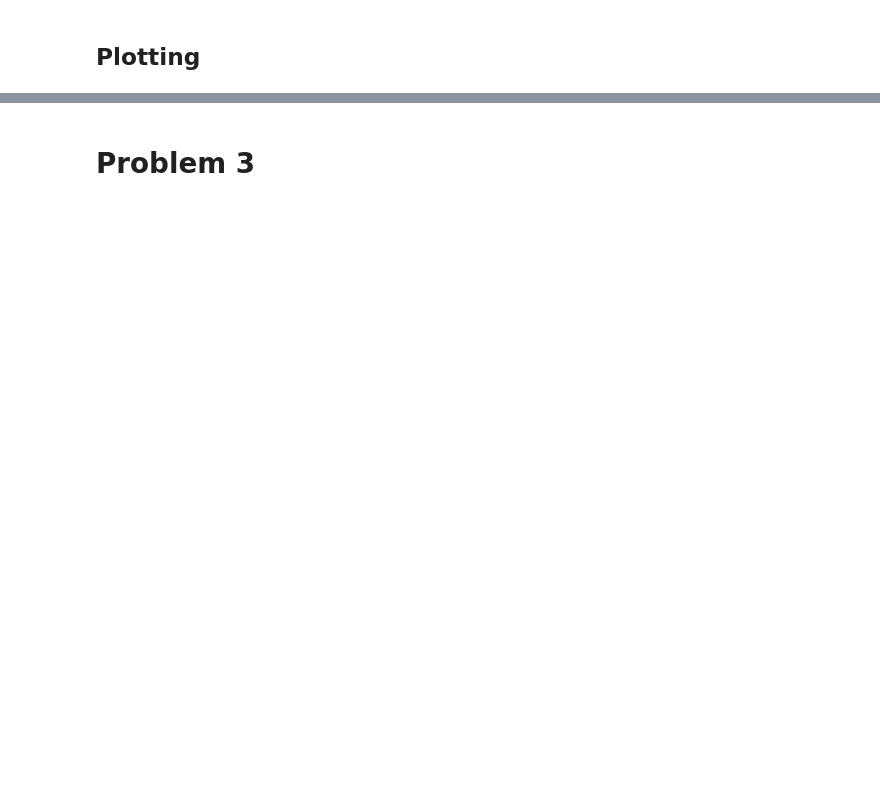
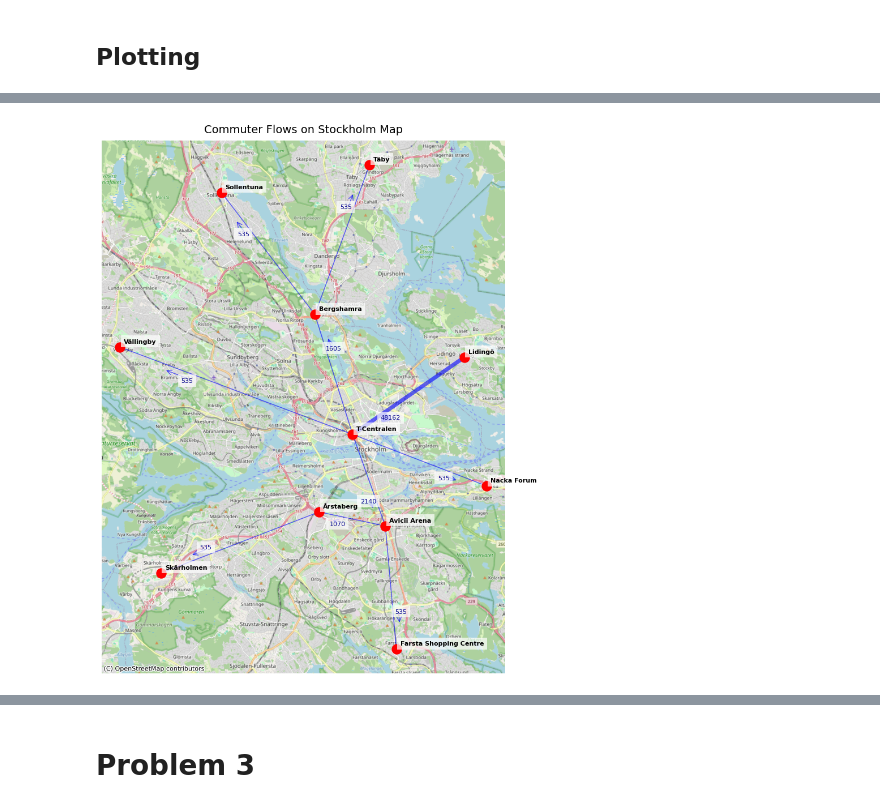
Before and after one commit to aheagel/SF2822, a Jupyter notebook: Project2A.ipynb, the cells around one changed output, grey strips where cells are left out. Saved outputs shown, nothing was run; the diff lists cells and outputs as text; code cells hidden in the pictures; blank space fills up the shorter version.

Commit message:
Improved plotting

```diff
--- a/Project2A.ipynb
+++ b/Project2A.ipynb
@@ -366,3 +431,7 @@ plt.show()
+# %%
+plot_flow_network(sol_flows)
+# %% [output]
+[figure, added]
 # %%
 import pandas as pd
 import geopandas as gpd
```
Also changed, not shown: parts of 4 cells of this notebook.
